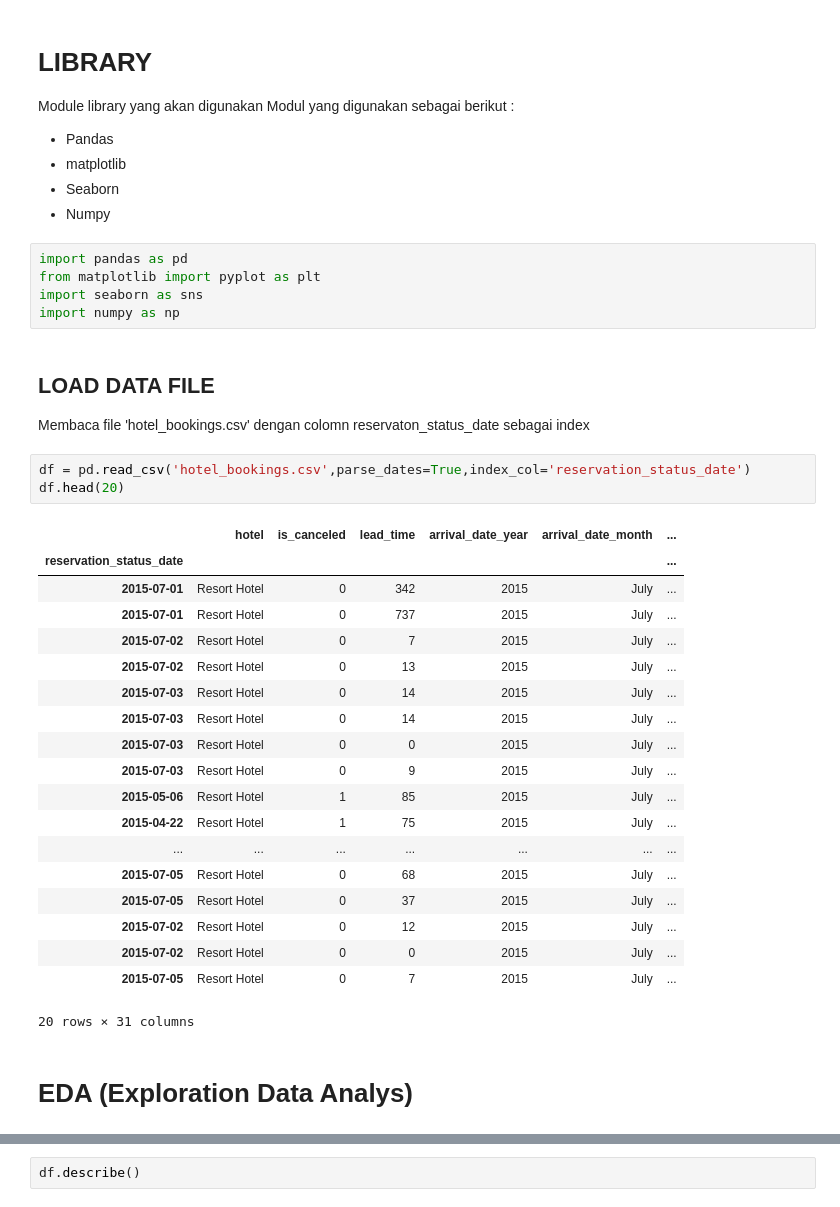
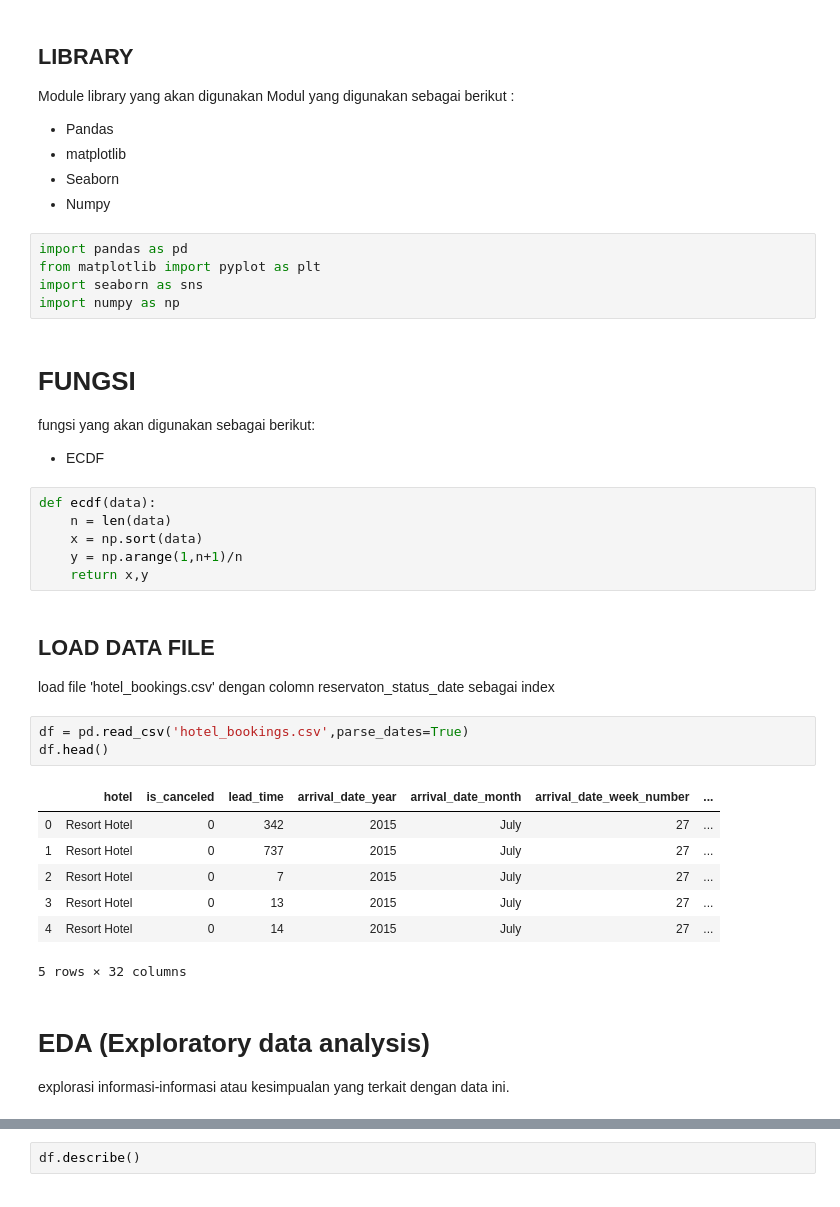
Before and after one commit to cahyoardhi/ugm-find-it-data-analytic, a Jupyter notebook: analyst.ipynb, the cells around one changed output, grey strips where cells are left out. Drawn from its saved outputs; the diff is of its cells as text.

Commit message:
add analyst

```diff
--- a/analyst.ipynb
+++ b/analyst.ipynb
@@ -1,5 +9,5 @@
 # %% [markdown]
-# LIBRARY
+## LIBRARY
 
 Module library yang akan digunakan Modul yang digunakan sebagai berikut :
 - Pandas
@@ -11,35 +19,36 @@ import pandas as pd
 from matplotlib import pyplot as plt
 import seaborn as sns
 import numpy as np
+# %% [markdown]
+# FUNGSI
+
+fungsi yang akan digunakan sebagai berikut:
+* ECDF
+# %%
+def ecdf(data):
+    n = len(data)
+    x = np.sort(data)
+    y = np.arange(1,n+1)/n
+    return x,y
 # %% [markdown]
 ## LOAD DATA FILE
 
-Membaca file 'hotel_bookings.csv' dengan colomn reservaton_status_date sebagai index
+load file 'hotel_bookings.csv' dengan colomn reservaton_status_date sebagai index
 # %%
-df = pd.read_csv('hotel_bookings.csv',parse_dates=True,index_col='reservation_status_date')
-df.head(20)
+df = pd.read_csv('hotel_bookings.csv',parse_dates=True)
+df.head()
 # %% [output]
-|  | hotel | is_canceled | lead_time | arrival_date_year | arrival_date_month | ... |
-| reservation_status_date |  |  |  |  |  | ... |
-| 2015-07-01 | Resort Hotel | 0 | 342 | 2015 | July | ... |
-| 2015-07-01 | Resort Hotel | 0 | 737 | 2015 | July | ... |
-| 2015-07-02 | Resort Hotel | 0 | 7 | 2015 | July | ... |
-| 2015-07-02 | Resort Hotel | 0 | 13 | 2015 | July | ... |
-| 2015-07-03 | Resort Hotel | 0 | 14 | 2015 | July | ... |
-| 2015-07-03 | Resort Hotel | 0 | 14 | 2015 | July | ... |
-| 2015-07-03 | Resort Hotel | 0 | 0 | 2015 | July | ... |
-| 2015-07-03 | Resort Hotel | 0 | 9 | 2015 | July | ... |
-| 2015-05-06 | Resort Hotel | 1 | 85 | 2015 | July | ... |
-| 2015-04-22 | Resort Hotel | 1 | 75 | 2015 | July | ... |
-| ... | ... | ... | ... | ... | ... | ... |
-| 2015-07-05 | Resort Hotel | 0 | 68 | 2015 | July | ... |
-| 2015-07-05 | Resort Hotel | 0 | 37 | 2015 | July | ... |
-| 2015-07-02 | Resort Hotel | 0 | 12 | 2015 | July | ... |
-| 2015-07-02 | Resort Hotel | 0 | 0 | 2015 | July | ... |
-| 2015-07-05 | Resort Hotel | 0 | 7 | 2015 | July | ... |
+|  | hotel | is_canceled | lead_time | arrival_date_year | arrival_date_month | arrival_date_week_number | ... |
+| 0 | Resort Hotel | 0 | 342 | 2015 | July | 27 | ... |
+| 1 | Resort Hotel | 0 | 737 | 2015 | July | 27 | ... |
+| 2 | Resort Hotel | 0 | 7 | 2015 | July | 27 | ... |
+| 3 | Resort Hotel | 0 | 13 | 2015 | July | 27 | ... |
+| 4 | Resort Hotel | 0 | 14 | 2015 | July | 27 | ... |
-20 rows × 31 columns
+5 rows × 32 columns
-# %% [markdown]
-# EDA (Exploration Data Analys)
+# %% [markdown]
+# EDA (Exploratory data analysis)
+
+explorasi informasi-informasi atau kesimpualan yang terkait dengan data ini.
 # %%
 df.info()
 # %% [output]
```
Also changed, not shown: parts of 11 cells of this notebook, 1 other file.
